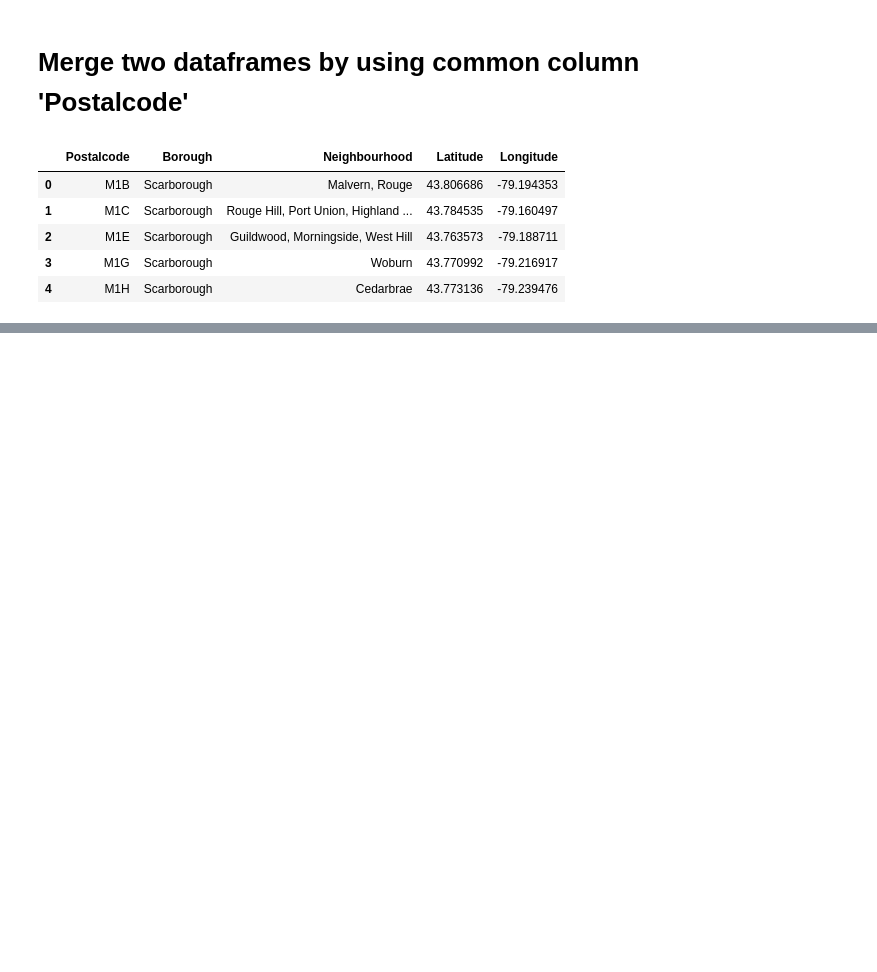
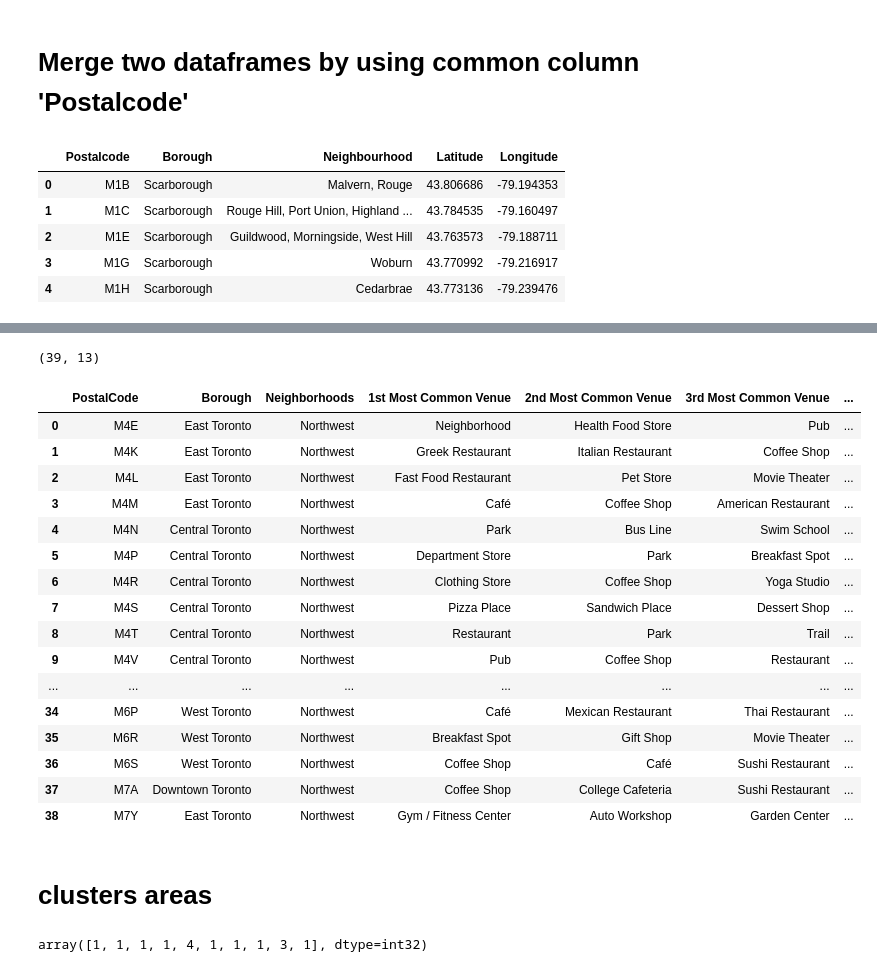
Before and after one commit to SivaPrasad02/IBM-capstone-project, a Jupyter notebook: Ibm capstone1.ipynb, the cells around one changed output, grey strips where cells are left out. Cells and saved outputs as stored; diff of their text form; code cells hidden in the pictures; blank space fills up the shorter version.

Commit message:
Published from Watson Studio.

```diff
--- a/Ibm capstone1.ipynb
+++ b/Ibm capstone1.ipynb
@@ -151,0 +396,64 @@ df2.head()
+# %%
+num_top_venues = 10
+
+indicators = ['st', 'nd', 'rd']
+
+# create columns according to number of top venues
+areaColumns = ['PostalCode', 'Borough', 'Neighborhoods']
+freqColumns = []
+for ind in np.arange(num_top_venues):
+    try:
+        freqColumns.append('{}{} Most Common Venue'.format(ind+1, indicators[ind]))
+    except:
+        freqColumns.append('{}th Most Common Venue'.format(ind+1))
+columns = areaColumns+freqColumns
+
+# create a new dataframe
+neighborhoods_venues_sorted = pd.DataFrame(columns=columns)
+neighborhoods_venues_sorted['PostalCode'] = toronto_grouped['PostalCode']
+neighborhoods_venues_sorted['Borough'] = toronto_grouped['Borough']
+neighborhoods_venues_sorted['Neighborhoods'] = toronto_grouped['Neighborhoods']
+
+for ind in np.arange(toronto_grouped.shape[0]):
+    row_categories = toronto_grouped.iloc[ind, :].iloc[3:]
+    row_categories_sorted = row_categories.sort_values(ascending=False)
+    neighborhoods_venues_sorted.iloc[ind, 3:] = row_categories_sorted.index.values[0:num_top_venues]
+
+# neighborhoods_venues_sorted.sort_values(freqColumns, inplace=True)
+print(neighborhoods_venues_sorted.shape)
+neighborhoods_venues_sorted
+# %% [output]
+(39, 13)
+|  | PostalCode | Borough | Neighborhoods | 1st Most Common Venue | 2nd Most Common Venue | 3rd Most Common Venue | ... |
+| 0 | M4E | East Toronto | Northwest | Neighborhood | Health Food Store | Pub | ... |
+| 1 | M4K | East Toronto | Northwest | Greek Restaurant | Italian Restaurant | Coffee Shop | ... |
+| 2 | M4L | East Toronto | Northwest | Fast Food Restaurant | Pet Store | Movie Theater | ... |
+| 3 | M4M | East Toronto | Northwest | Café | Coffee Shop | American Restaurant | ... |
+| 4 | M4N | Central Toronto | Northwest | Park | Bus Line | Swim School | ... |
+| 5 | M4P | Central Toronto | Northwest | Department Store | Park | Breakfast Spot | ... |
+| 6 | M4R | Central Toronto | Northwest | Clothing Store | Coffee Shop | Yoga Studio | ... |
+| 7 | M4S | Central Toronto | Northwest | Pizza Place | Sandwich Place | Dessert Shop | ... |
+| 8 | M4T | Central Toronto | Northwest | Restaurant | Park | Trail | ... |
+| 9 | M4V | Central Toronto | Northwest | Pub | Coffee Shop | Restaurant | ... |
+| ... | ... | ... | ... | ... | ... | ... | ... |
+| 34 | M6P | West Toronto | Northwest | Café | Mexican Restaurant | Thai Restaurant | ... |
+| 35 | M6R | West Toronto | Northwest | Breakfast Spot | Gift Shop | Movie Theater | ... |
+| 36 | M6S | West Toronto | Northwest | Coffee Shop | Café | Sushi Restaurant | ... |
+| 37 | M7A | Downtown Toronto | Northwest | Coffee Shop | College Cafeteria | Sushi Restaurant | ... |
+| 38 | M7Y | East Toronto | Northwest | Gym / Fitness Center | Auto Workshop | Garden Center | ... |
+# %% [markdown]
+# clusters areas
+# %%
+
+# set number of clusters
+kclusters = 5
+
+toronto_grouped_clustering = toronto_grouped.drop(["PostalCode", "Borough", "Neighborhoods"], 1)
+
+# run k-means clustering
+kmeans = KMeans(n_clusters=kclusters, random_state=0).fit(toronto_grouped_clustering)
+
+# check cluster labels generated for each row in the dataframe
+kmeans.labels_[0:10]
+# %% [output]
+array([1, 1, 1, 1, 4, 1, 1, 1, 3, 1], dtype=int32)
```
Also changed, not shown: parts of 26 cells of this notebook.
